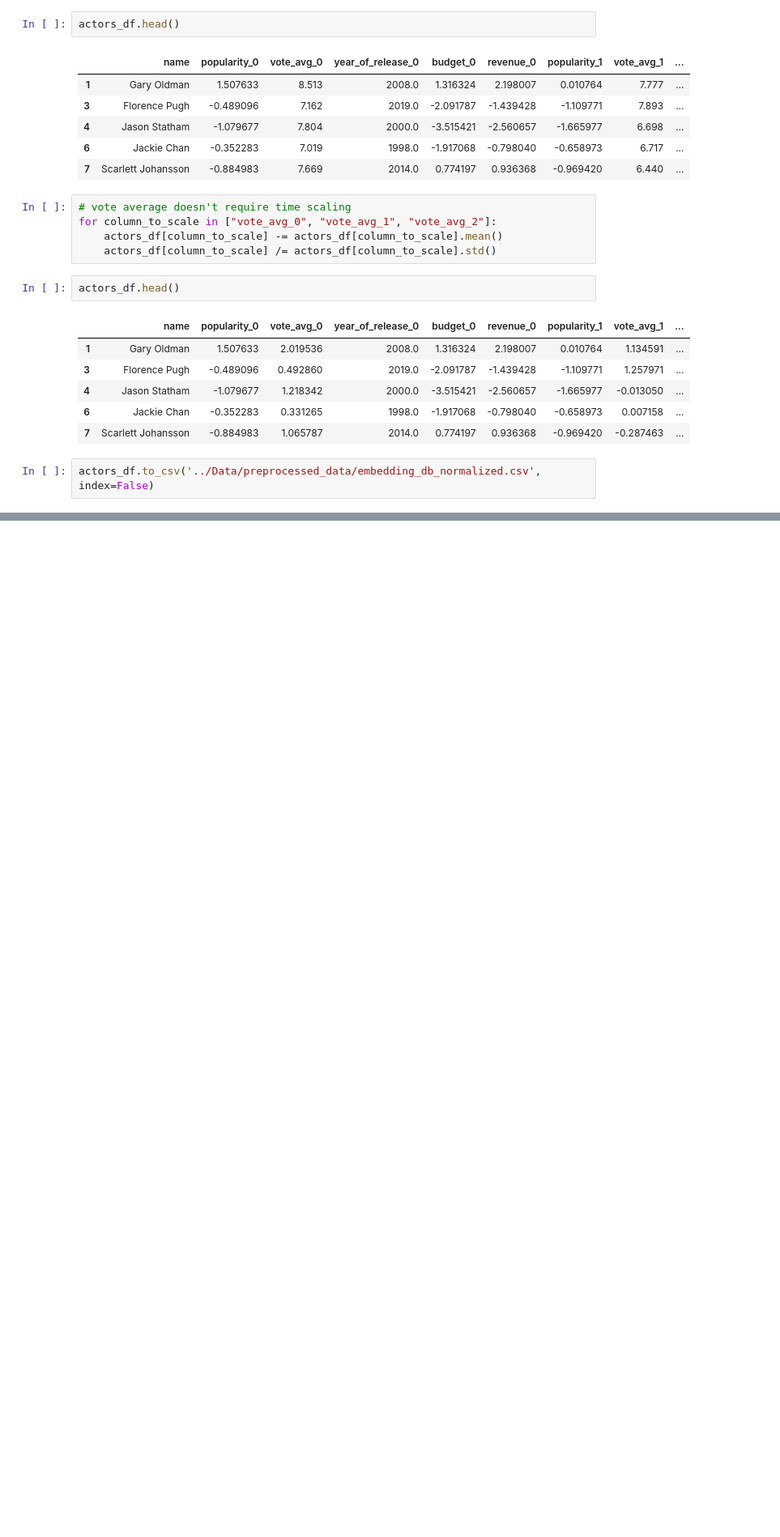
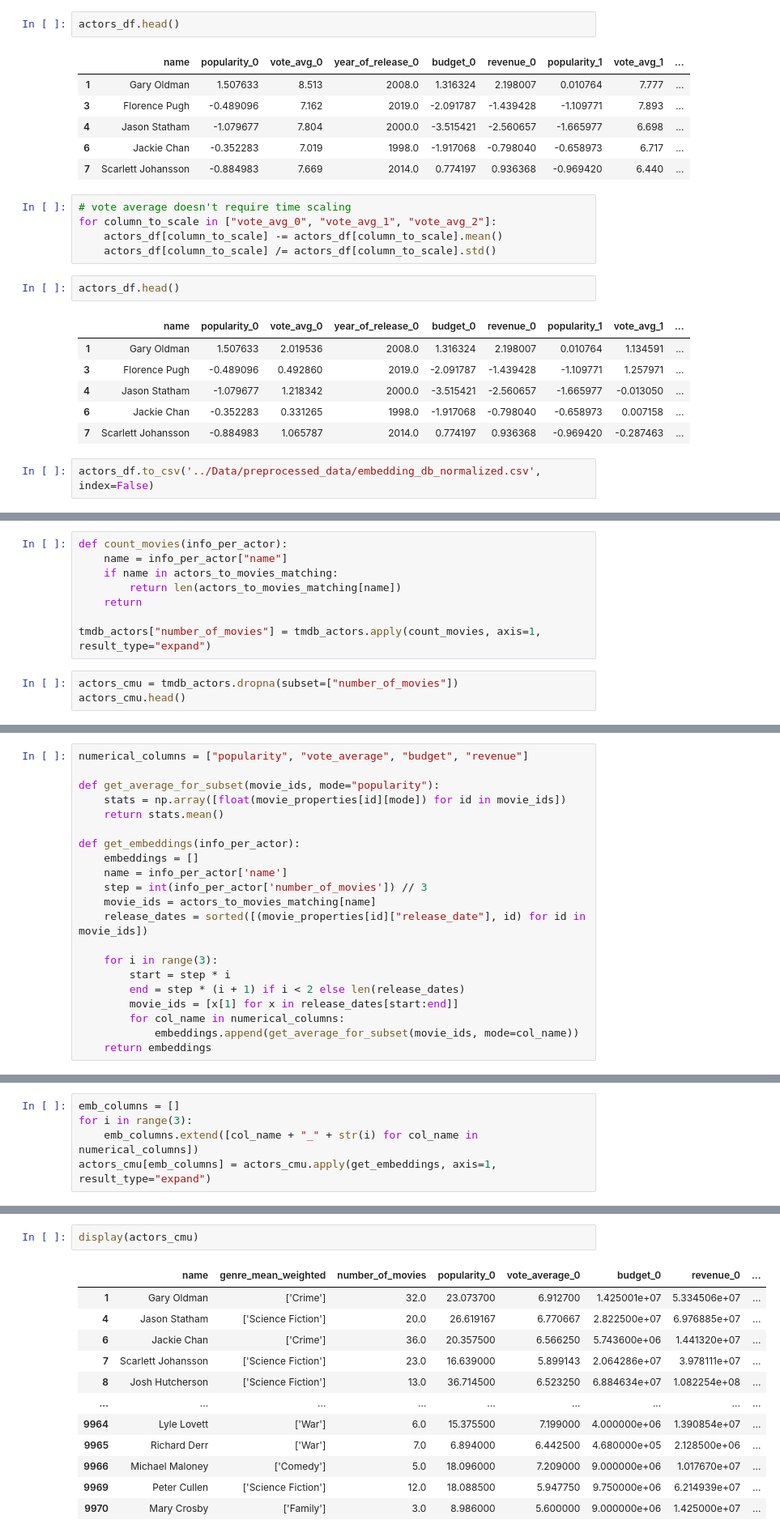
Before and after one commit to epfl-ada/ada-2023-project-cinemada, a Jupyter notebook: Main_analysis/fame_prediction.ipynb, the cells around one changed output, grey strips where cells are left out. Shown: that part at 81% size. Drawn from its saved outputs; the diff is of its cells as text; blank space fills up the shorter version.

Commit message:
2nd version of embeddings

```diff
--- a/Main_analysis/fame_prediction.ipynb
+++ b/Main_analysis/fame_prediction.ipynb
@@ -180,0 +238,11 @@ actors_df.to_csv('../Data/preprocessed_data/embedding_db_normalized.csv', index=
+# %%
+def count_movies(info_per_actor):
+    name = info_per_actor["name"]
+    if name in actors_to_movies_matching:
+        return len(actors_to_movies_matching[name])
+    return
+
+tmdb_actors["number_of_movies"] = tmdb_actors.apply(count_movies, axis=1, result_type="expand")
+# %%
+actors_cmu = tmdb_actors.dropna(subset=["number_of_movies"])
+actors_cmu.head()
@@ -180,0 +256,21 @@ actors_df.to_csv('../Data/preprocessed_data/embedding_db_normalized.csv', index=
+# %%
+numerical_columns = ["popularity", "vote_average", "budget", "revenue"]
+
+def get_average_for_subset(movie_ids, mode="popularity"):
+    stats = np.array([float(movie_properties[id][mode]) for id in movie_ids])
+    return stats.mean()
+
+def get_embeddings(info_per_actor):
+    embeddings = []
+    name = info_per_actor['name']
+    step = int(info_per_actor['number_of_movies']) // 3
+    movie_ids = actors_to_movies_matching[name]
+    release_dates = sorted([(movie_properties[id]["release_date"], id) for id in movie_ids])
+
+    for i in range(3):
+        start = step * i
+        end = step * (i + 1) if i < 2 else len(release_dates)
+        movie_ids = [x[1] for x in release_dates[start:end]]
+        for col_name in numerical_columns:
+            embeddings.append(get_average_for_subset(movie_ids, mode=col_name))
+    return embeddings
@@ -180,0 +279,5 @@ actors_df.to_csv('../Data/preprocessed_data/embedding_db_normalized.csv', index=
+# %%
+emb_columns = []
+for i in range(3):
+    emb_columns.extend([col_name + "_" + str(i) for col_name in numerical_columns])
+actors_cmu[emb_columns] = actors_cmu.apply(get_embeddings, axis=1, result_type="expand")
@@ -180,0 +290,15 @@ actors_df.to_csv('../Data/preprocessed_data/embedding_db_normalized.csv', index=
+# %%
+display(actors_cmu)
+# %% [output]
+|  | name | genre_mean_weighted | number_of_movies | popularity_0 | vote_average_0 | budget_0 | revenue_0 | ... |
+| 1 | Gary Oldman | ['Crime'] | 32.0 | 23.073700 | 6.912700 | 1.425001e+07 | 5.334506e+07 | ... |
+| 4 | Jason Statham | ['Science Fiction'] | 20.0 | 26.619167 | 6.770667 | 2.822500e+07 | 6.976885e+07 | ... |
+| 6 | Jackie Chan | ['Crime'] | 36.0 | 20.357500 | 6.566250 | 5.743600e+06 | 1.441320e+07 | ... |
+| 7 | Scarlett Johansson | ['Science Fiction'] | 23.0 | 16.639000 | 5.899143 | 2.064286e+07 | 3.978111e+07 | ... |
+| 8 | Josh Hutcherson | ['Science Fiction'] | 13.0 | 36.714500 | 6.523250 | 6.884634e+07 | 1.082254e+08 | ... |
+| ... | ... | ... | ... | ... | ... | ... | ... | ... |
+| 9964 | Lyle Lovett | ['War'] | 6.0 | 15.375500 | 7.199000 | 4.000000e+06 | 1.390854e+07 | ... |
+| 9965 | Richard Derr | ['War'] | 7.0 | 6.894000 | 6.442500 | 4.680000e+05 | 2.128500e+06 | ... |
+| 9966 | Michael Maloney | ['Comedy'] | 5.0 | 18.096000 | 7.209000 | 9.000000e+06 | 1.017670e+07 | ... |
+| 9969 | Peter Cullen | ['Science Fiction'] | 12.0 | 18.088500 | 5.947750 | 9.750000e+06 | 6.214939e+07 | ... |
+| 9970 | Mary Crosby | ['Family'] | 3.0 | 8.986000 | 5.600000 | 9.000000e+06 | 1.425000e+07 | ... |
```
Also changed, not shown: parts of 16 cells of this notebook, 1 other file.
